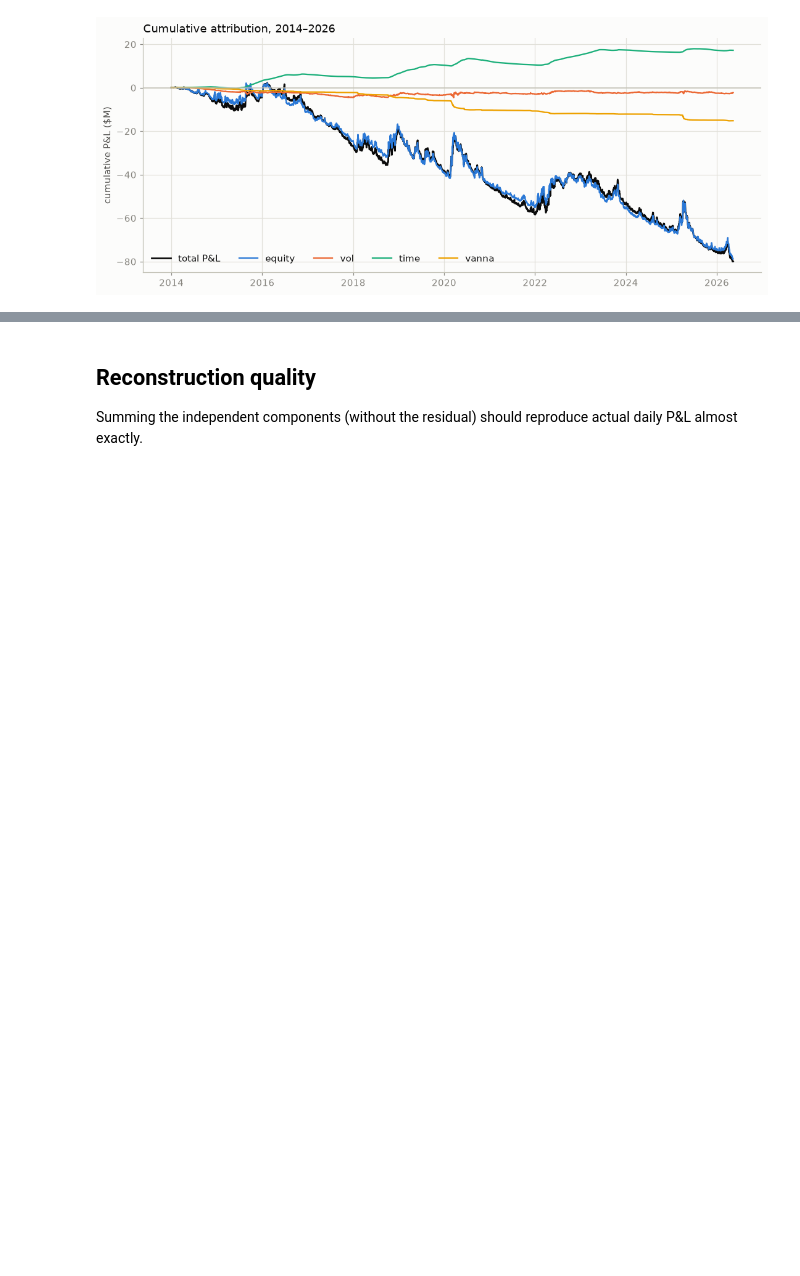
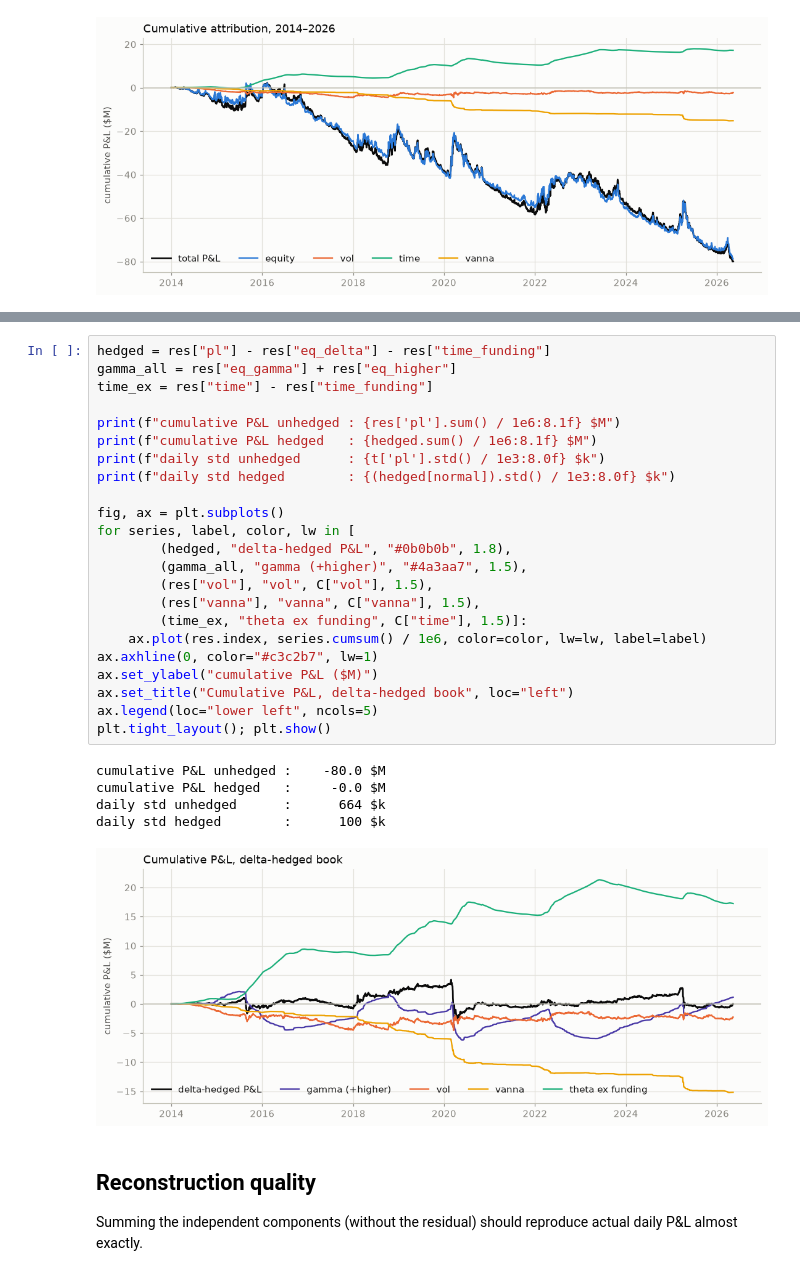
Before and after one commit to yufeng66/vol_pca, a Jupyter notebook: attribution.ipynb, the cells around one changed output, grey strips where cells are left out. Cells and saved outputs as stored; diff of their text form; blank space fills up the shorter version.

```diff
--- a/attribution.ipynb
+++ b/attribution.ipynb
@@ -116,3 +125,32 @@ plt.tight_layout(); plt.show()
+# %%
+hedged = res["pl"] - res["eq_delta"] - res["time_funding"]
+gamma_all = res["eq_gamma"] + res["eq_higher"]
+time_ex = res["time"] - res["time_funding"]
+
+print(f"cumulative P&L unhedged : {res['pl'].sum() / 1e6:8.1f} $M")
+print(f"cumulative P&L hedged   : {hedged.sum() / 1e6:8.1f} $M")
+print(f"daily std unhedged      : {t['pl'].std() / 1e3:8.0f} $k")
+print(f"daily std hedged        : {(hedged[normal]).std() / 1e3:8.0f} $k")
+
+fig, ax = plt.subplots()
+for series, label, color, lw in [
+        (hedged, "delta-hedged P&L", "#0b0b0b", 1.8),
+        (gamma_all, "gamma (+higher)", "#4a3aa7", 1.5),
+        (res["vol"], "vol", C["vol"], 1.5),
+        (res["vanna"], "vanna", C["vanna"], 1.5),
+        (time_ex, "theta ex funding", C["time"], 1.5)]:
+    ax.plot(res.index, series.cumsum() / 1e6, color=color, lw=lw, label=label)
+ax.axhline(0, color="#c3c2b7", lw=1)
+ax.set_ylabel("cumulative P&L ($M)")
+ax.set_title("Cumulative P&L, delta-hedged book", loc="left")
+ax.legend(loc="lower left", ncols=5)
+plt.tight_layout(); plt.show()
+# %% [output]
+cumulative P&L unhedged :    -80.0 $M
+cumulative P&L hedged   :     -0.0 $M
+daily std unhedged      :      664 $k
+daily std hedged        :      100 $k
+[figure, added]
 # %% [markdown]
 ## Reconstruction quality
 
```
Also changed, not shown: parts of 1 cell of this notebook, 3 other files.
